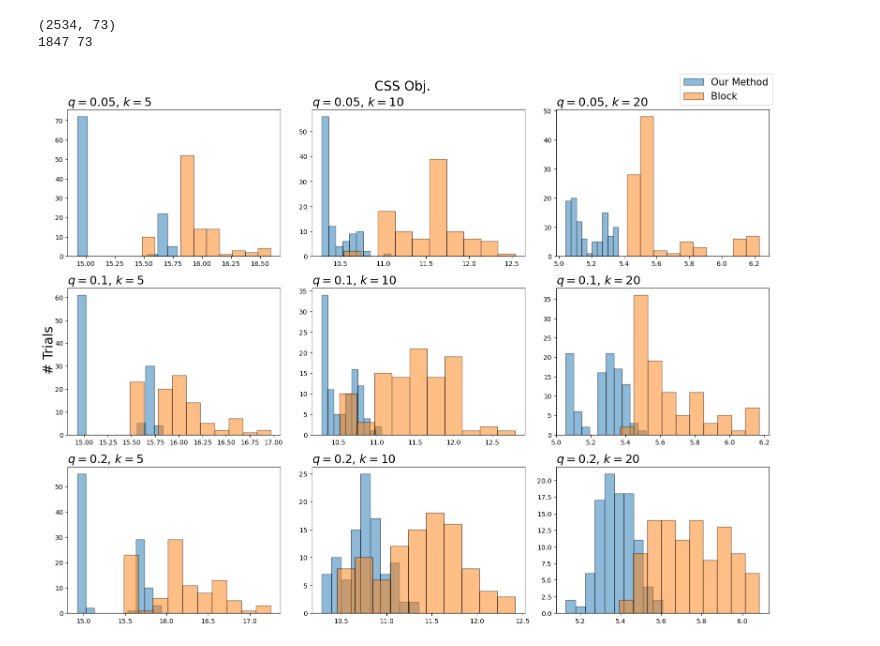
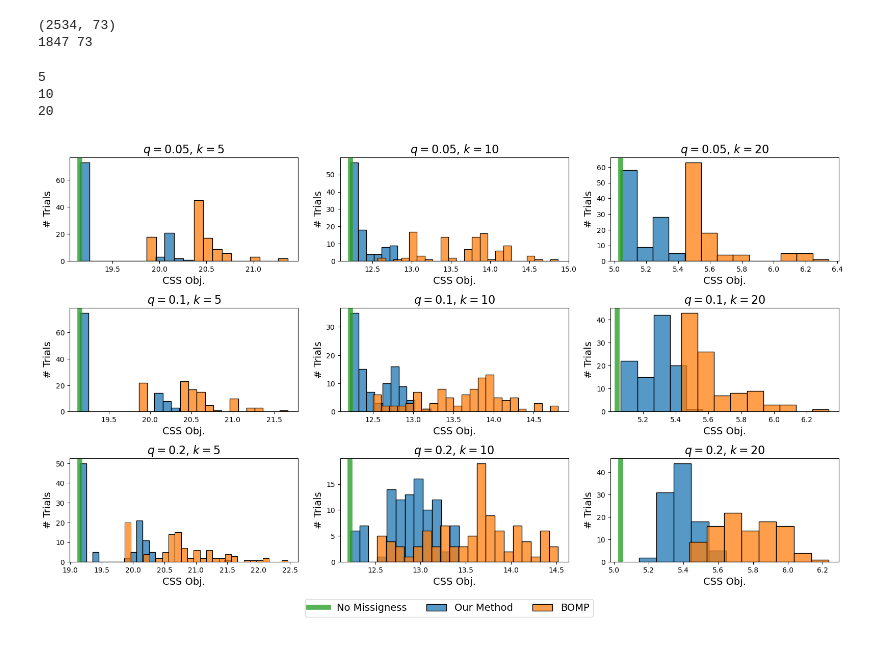
Before and after one commit to AnavSood/CSS, a Jupyter notebook: notebooks/missing_data.ipynb, the cells around one changed output. Cells and saved outputs as stored; diff of their text form; code cells hidden in the pictures.

```diff
--- a/notebooks/missing_data.ipynb
+++ b/notebooks/missing_data.ipynb
@@ -238,6 +151,6 @@ print(np.mean(test_error), np.std(test_error, ddof=1)/np.sqrt(B))
 # %%
 missing_data_search = partial(group_lasso_with_missing_data, k=k, solver='CLARABEL')
 with Pool(multiprocessing.cpu_count()) as pool:
-    results = [result for result in tqdm(pool.imap_unordered(missing_data_search, list(X)))]
+    results = [result for result in tqdm(pool.imap_unordered(missing_data_search, list(X_c)))]
 # %%
 S_correct = 0
@@ -373,32 +248,43 @@ for q in qs:
-# %%
-import pickle
-with open('all_results.pickle', 'wb') as f:
-    # Pickle the 'data' dictionary using the highest protocol available.
-    pickle.dump(all_css_results, f, pickle.HIGHEST_PROTOCOL)
-
-with open('all_W_hat_results.pickle', 'wb') as f:
-    # Pickle the 'data' dictionary using the highest protocol available.
-    pickle.dump(all_W_hat_results, f, pickle.HIGHEST_PROTOCOL)
+# %%
+css = CSS()
+target = {}
+target_num_inits=100
+for k in ks:
+    best_obj = np.inf
+    for i in range(target_num_inits):
+        css.select_subset_from_data(X, k, method='swap')
+        temp = np.trace(css.Sigma_R)
+        if temp < best_obj:
+            best_obj = temp
+    target[k] = best_obj
+# %% [output]
+5
+10
+20
 # %%
 
 rows, cols = len(qs), len(ks)
 keys = list(all_css_results.keys()) # assumes same keys for all_W_hat_results
 
-fig, axes = plt.subplots(rows, cols, figsize=(16, 12), squeeze=False)
+fig, axes = plt.subplots(rows, cols, figsize=(16,9), squeeze=False)
 for i in range(rows):
     for j in range(cols):
         ell = rows * i + j
         key = keys[ell]
+        q = key[0]
+        k = key[1]
         css_dict = all_css_results[key]
-        axes[i,j].hist(css_dict['mask'] * (p-k), label='Our Method', alpha=0.5, edgecolor='black')
-        axes[i,j].hist(css_dict['block'] * (p-k), label='BOMP', alpha=0.5, edgecolor='black')
-        axes[i,j].set_title(f"$q={key[0]}$, $k={key[1]}$", fontsize=18, loc='left')
 
-fig.legend(labels=['Our Method', 'Block'], prop={'size': 15})
-fig.suptitle("CSS Obj.", fontsize=20)
-fig.supylabel("# Trials", fontsize=20)
+        pl = sns.histplot(css_dict['mask'], ax=axes[i,j], label='Our Method', color='tab:blue', binwidth=0.1)
+        pl.set_title(f"$q={q}$, $k={k}$", fontsize=16)
+        pl.set_xlabel("CSS Obj.", fontsize=14)
+        pl.set_ylabel("# Trials", fontsize=14)
+        sns.histplot(css_dict['block'], ax=axes[i, j],  label='BOMP', color='tab:orange', binwidth=0.1)
+        axes[i, j].axvline(x=target[k], linewidth=7, label='No Missigness', color='tab:green', alpha=0.8)
+
+
+fig.legend(labels=['No Missigness', 'Our Method', 'BOMP'], prop={'size': 14}, bbox_to_anchor=(0.69, 0.00), ncols=3)
 plt.tight_layout()
-plt.savefig("../figures/ozone_css_obj.pdf")
-plt.show()
+plt.savefig("../figures/ozone_results.pdf", bbox_inches='tight')
 # %% [output]
-[figure, old version]
+[figure, new version]
```
Also changed, not shown: parts of 28 cells of this notebook, 35 other files.
